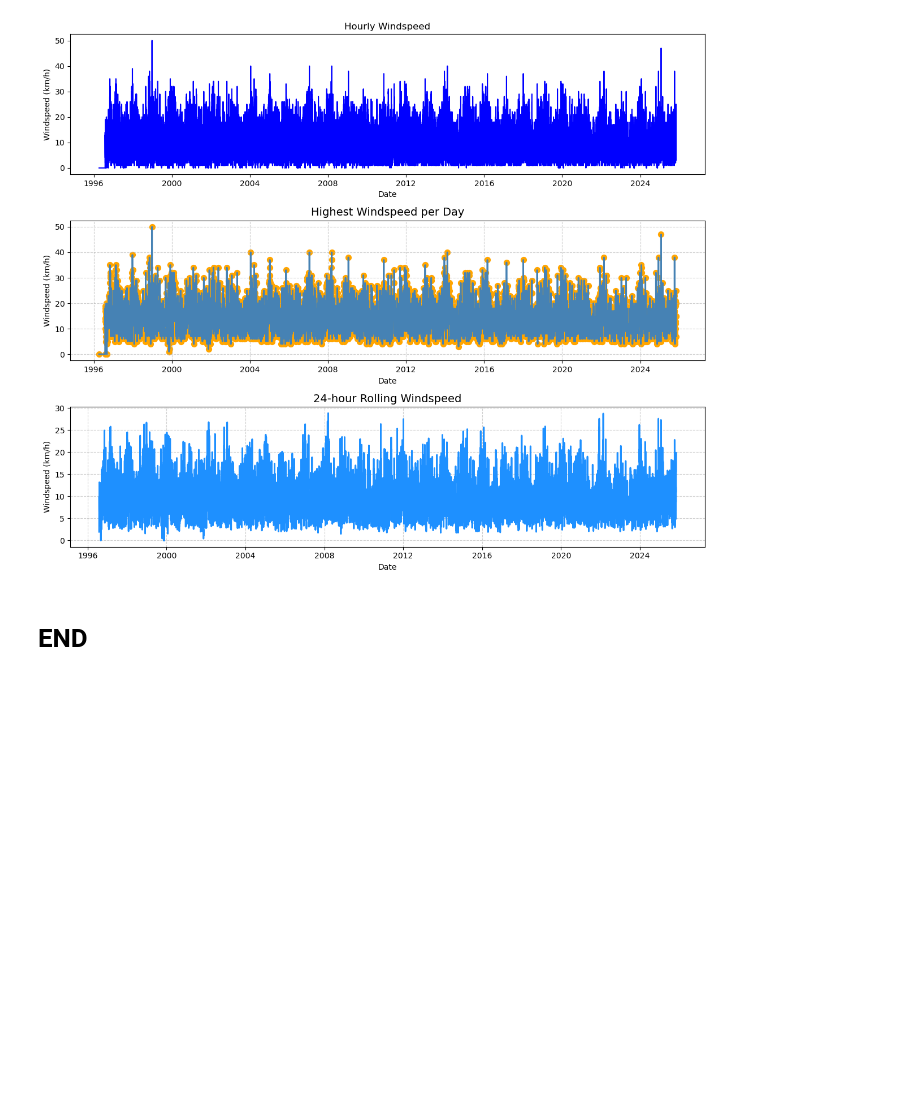
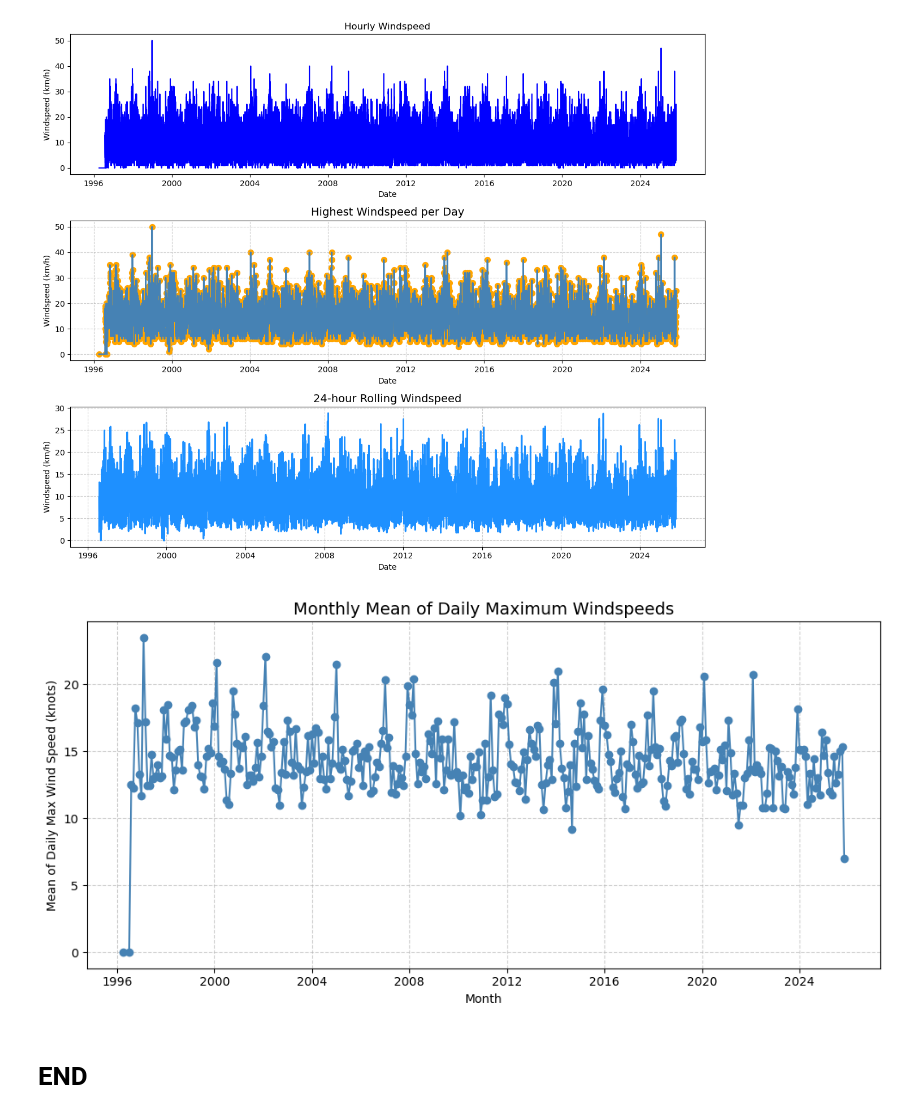
Before and after one commit to IgnacioRiboldi/programming-for-data-analytics, a Jupyter notebook: Assigments/assignment_6_Weather.ipynb, the cells around one changed output. Cells and saved outputs as stored; diff of their text form; code cells hidden in the pictures; blank space fills up the shorter version.

```diff
--- a/Assigments/assignment_6_Weather.ipynb
+++ b/Assigments/assignment_6_Weather.ipynb
@@ -154,5 +151,33 @@ plt.show()
 plt.show()
 # %% [output]
 [figure]
+# %%
+import pandas as pd
+import matplotlib.pyplot as plt
+
+# Make sure 'date' is a datetime
+df['date'] = pd.to_datetime(df['date'])
+
+# Get the daily maximum wind speed
+daily_max = (df.groupby(df['date'].dt.date)['wdsp'].max().reset_index(name='daily_max_wdsp'))
+daily_max['date'] = pd.to_datetime(daily_max['date'])
+
+# Calculate monthly mean of daily maxima
+monthly_mean = (daily_max.groupby([daily_max['date'].dt.to_period('M')])['daily_max_wdsp'].mean().reset_index())
+monthly_mean['date'] = monthly_mean['date'].dt.to_timestamp()  # Convert Period to Timestamp for plotting
+
+# Plot
+plt.figure(figsize=(10,5))
+plt.plot(monthly_mean['date'], monthly_mean['daily_max_wdsp'], marker='o', linestyle='-', color='steelblue')
+plt.title('Monthly Mean of Daily Maximum Windspeeds', fontsize=14)
+plt.xlabel('Month')
+plt.ylabel('Mean of Daily Max Wind Speed (knots)')
+plt.grid(True, linestyle='--', alpha=0.6)
+plt.tight_layout()
+
+# Show
+plt.show()
+# %% [output]
+[figure, added]
 # %% [markdown]
 # END
```
Also changed, not shown: parts of 1 cell of this notebook, 1 other file.
